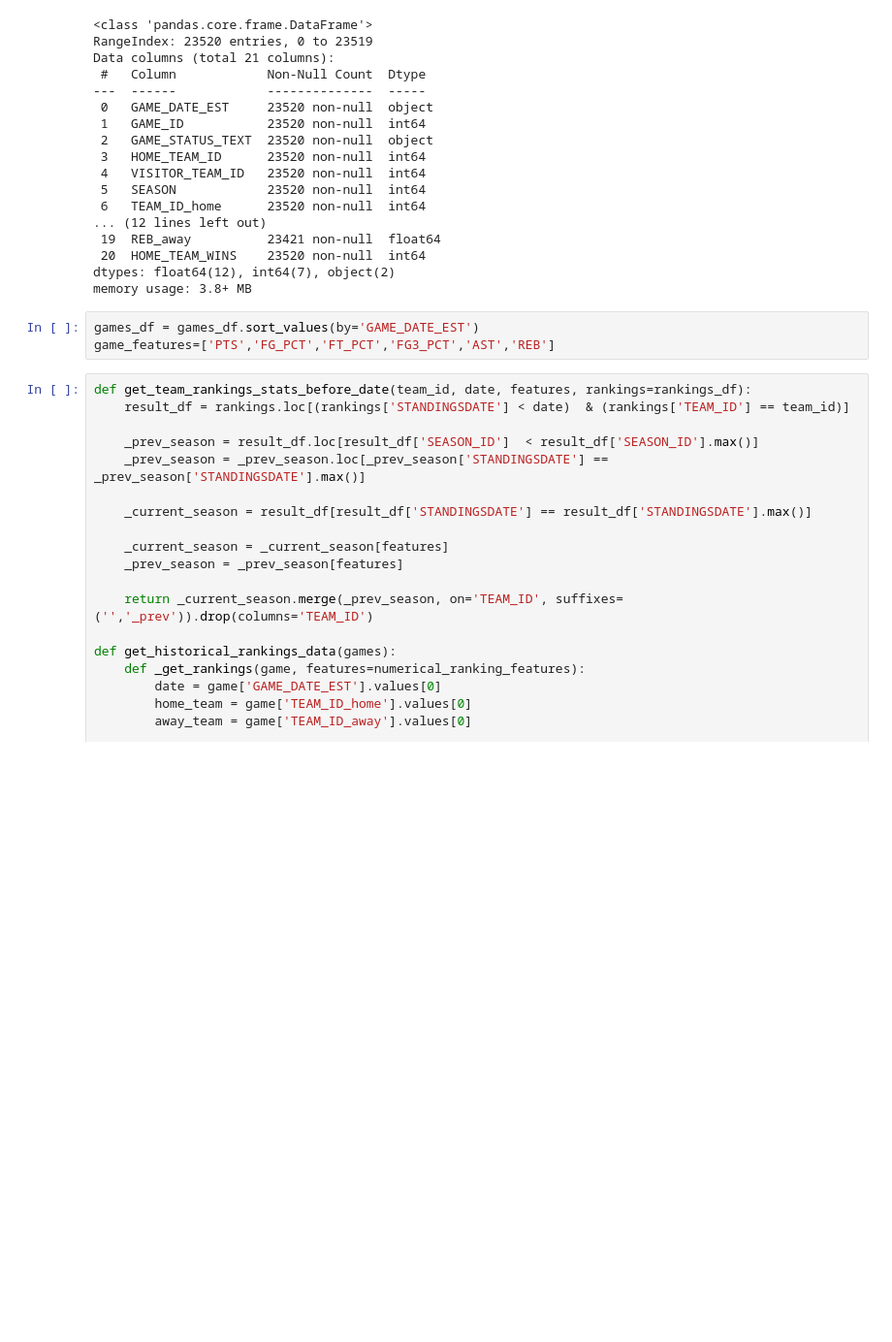
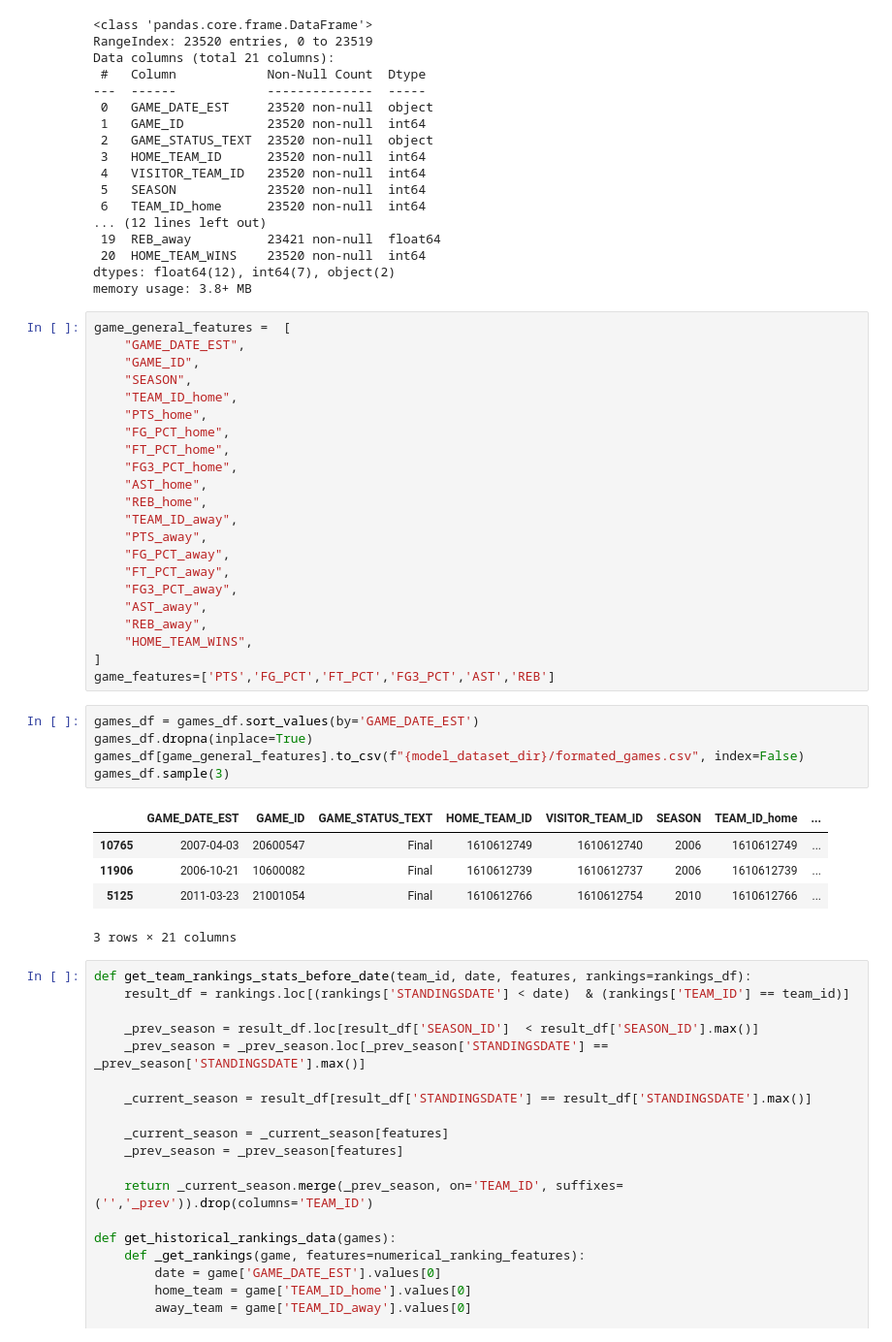
Before and after one commit to rocioxl/nba-data-insights, a Jupyter notebook: eda/nba_features_extraction.ipynb, the cells around one changed output. Shown at 97% size. Saved outputs shown, nothing was run; the diff lists cells and outputs as text; blank space fills up the shorter version.

```diff
--- a/eda/nba_features_extraction.ipynb
+++ b/eda/nba_features_extraction.ipynb
@@ -128,9 +128,39 @@ Data columns (total 21 columns):
  20  HOME_TEAM_WINS    23520 non-null  int64
 dtypes: float64(12), int64(7), object(2)
 memory usage: 3.8+ MB
-# %%
-games_df = games_df.sort_values(by='GAME_DATE_EST')
-game_features=['PTS','FG_PCT','FT_PCT','FG3_PCT','AST','REB']
+# %%
+game_general_features =  [
+    "GAME_DATE_EST",
+    "GAME_ID",
+    "SEASON",
+    "TEAM_ID_home",
+    "PTS_home",
+    "FG_PCT_home",
+    "FT_PCT_home",
+    "FG3_PCT_home",
+    "AST_home",
+    "REB_home",
+    "TEAM_ID_away",
+    "PTS_away",
+    "FG_PCT_away",
+    "FT_PCT_away",
+    "FG3_PCT_away",
+    "AST_away",
+    "REB_away",
+    "HOME_TEAM_WINS",
+]
+game_features=['PTS','FG_PCT','FT_PCT','FG3_PCT','AST','REB']
+# %%
+games_df = games_df.sort_values(by='GAME_DATE_EST')
+games_df.dropna(inplace=True)
+games_df[game_general_features].to_csv(f"{model_dataset_dir}/formated_games.csv", index=False)
+games_df.sample(3)
+# %% [output]
+|  | GAME_DATE_EST | GAME_ID | GAME_STATUS_TEXT | HOME_TEAM_ID | VISITOR_TEAM_ID | SEASON | TEAM_ID_home | ... |
+| 10765 | 2007-04-03 | 20600547 | Final | 1610612749 | 1610612740 | 2006 | 1610612749 | ... |
+| 11906 | 2006-10-21 | 10600082 | Final | 1610612739 | 1610612737 | 2006 | 1610612739 | ... |
+| 5125 | 2011-03-23 | 21001054 | Final | 1610612766 | 1610612754 | 2010 | 1610612766 | ... |
+3 rows × 21 columns
 # %%
 def get_team_rankings_stats_before_date(team_id, date, features, rankings=rankings_df):
     result_df = rankings.loc[(rankings['STANDINGSDATE'] < date)  & (rankings['TEAM_ID'] == team_id)]
```
Also changed, not shown: parts of 12 cells of this notebook, 1 other file.
